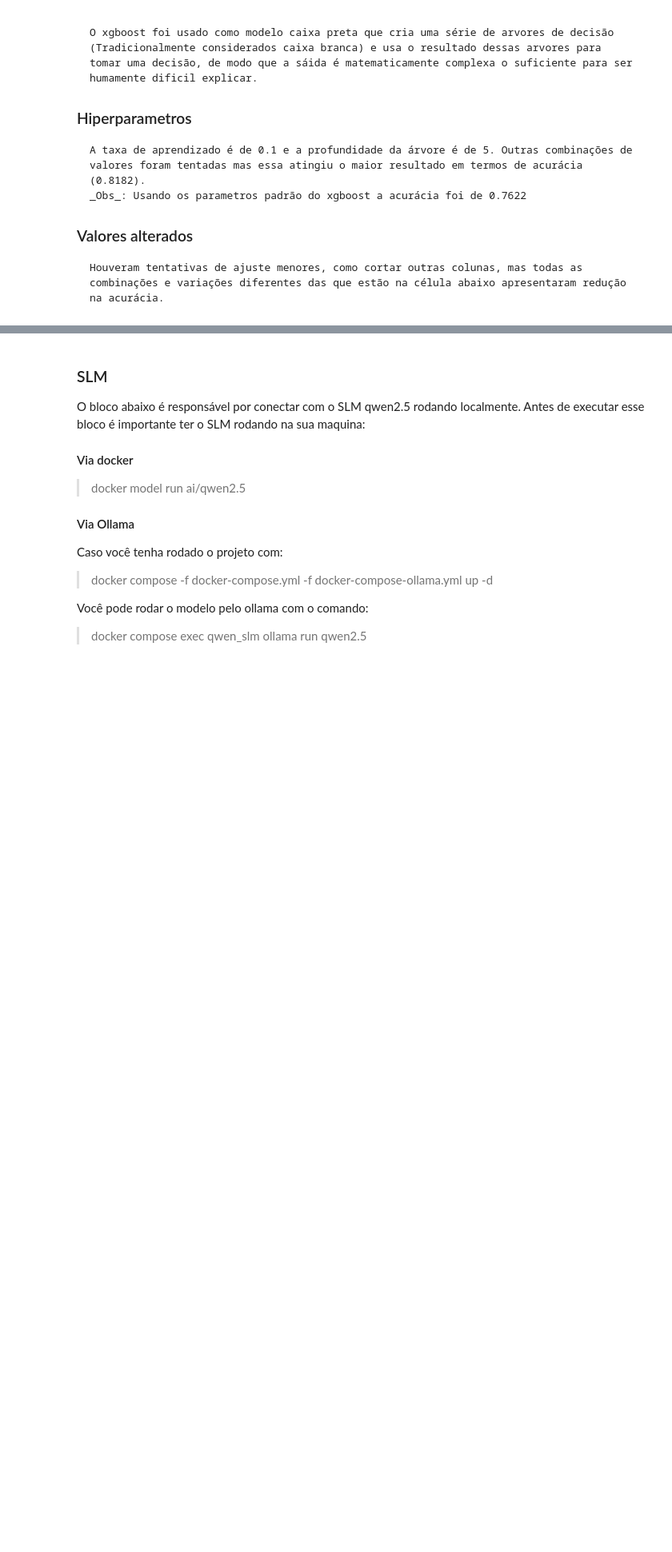
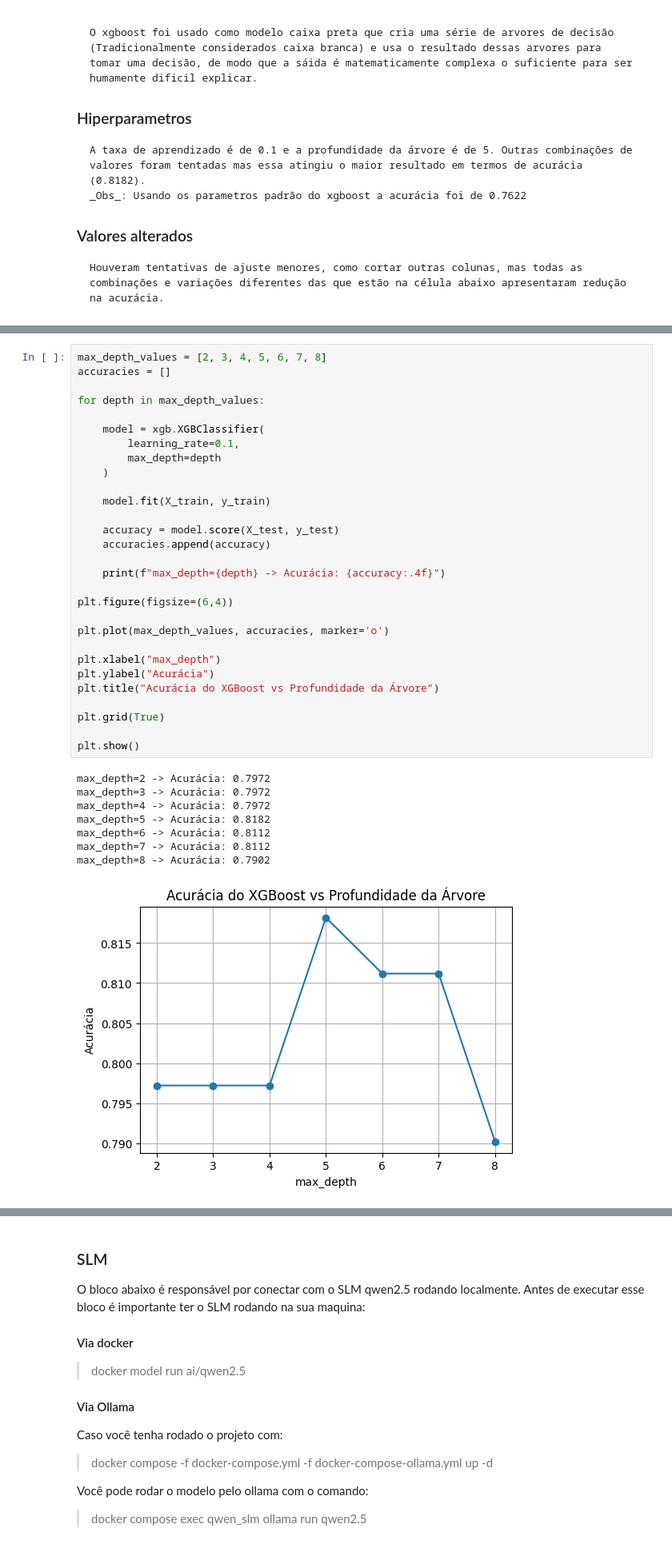
Before and after one commit to Fernando7492/eXplainable_AI, a Jupyter notebook: src/training/experiment.ipynb, the cells around one changed output, grey strips where cells are left out. Shown at 80% size. Drawn from its saved outputs; the diff is of its cells as text; blank space fills up the shorter version.

```diff
--- a/src/training/experiment.ipynb
+++ b/src/training/experiment.ipynb
@@ -46,0 +60,38 @@ Acurácia: 0.8182
+# %%
+max_depth_values = [2, 3, 4, 5, 6, 7, 8]
+accuracies = []
+
+for depth in max_depth_values:
+
+    model = xgb.XGBClassifier(
+        learning_rate=0.1,
+        max_depth=depth
+    )
+
+    model.fit(X_train, y_train)
+
+    accuracy = model.score(X_test, y_test)
+    accuracies.append(accuracy)
+
+    print(f"max_depth={depth} -> Acurácia: {accuracy:.4f}")
+
+plt.figure(figsize=(6,4))
+
+plt.plot(max_depth_values, accuracies, marker='o')
+
+plt.xlabel("max_depth")
+plt.ylabel("Acurácia")
+plt.title("Acurácia do XGBoost vs Profundidade da Árvore")
+
+plt.grid(True)
+
+plt.show()
+# %% [output]
+max_depth=2 -> Acurácia: 0.7972
+max_depth=3 -> Acurácia: 0.7972
+max_depth=4 -> Acurácia: 0.7972
+max_depth=5 -> Acurácia: 0.8182
+max_depth=6 -> Acurácia: 0.8112
+max_depth=7 -> Acurácia: 0.8112
+max_depth=8 -> Acurácia: 0.7902
+[figure, added]
```
Also changed, not shown: parts of 10 cells of this notebook.
